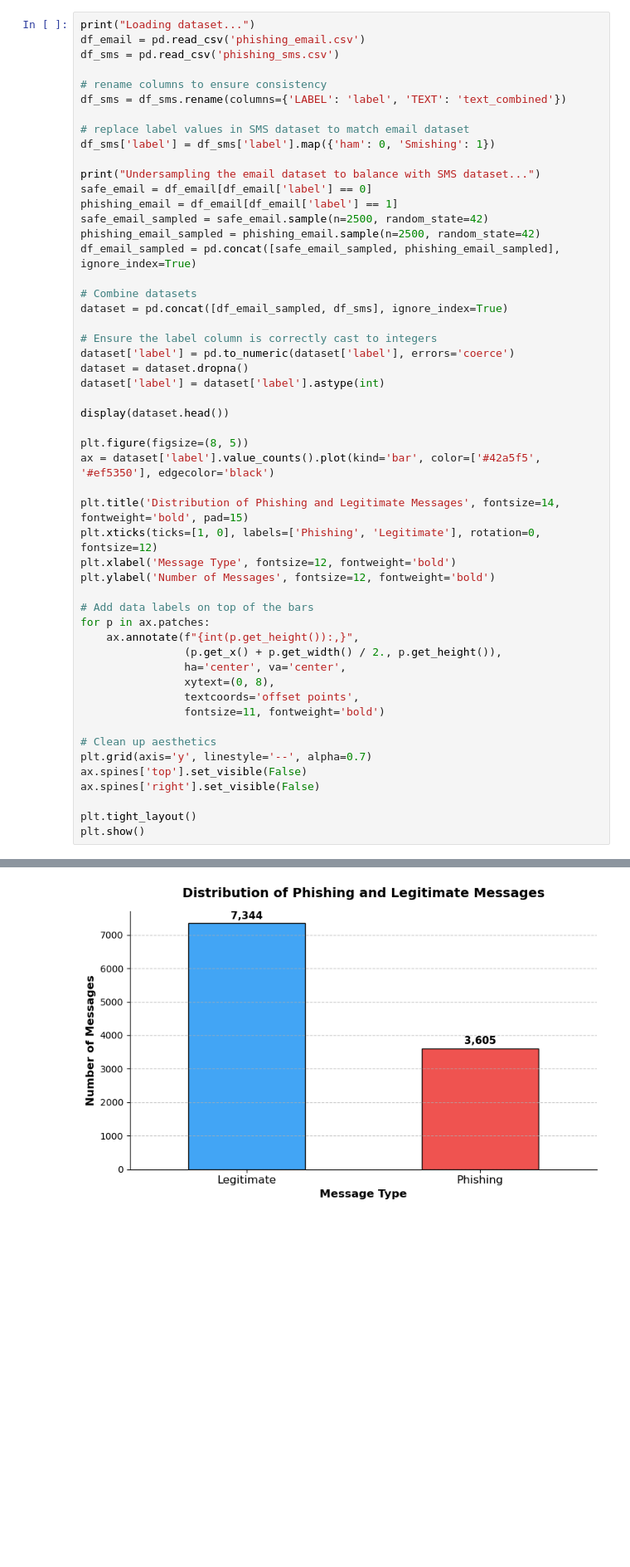
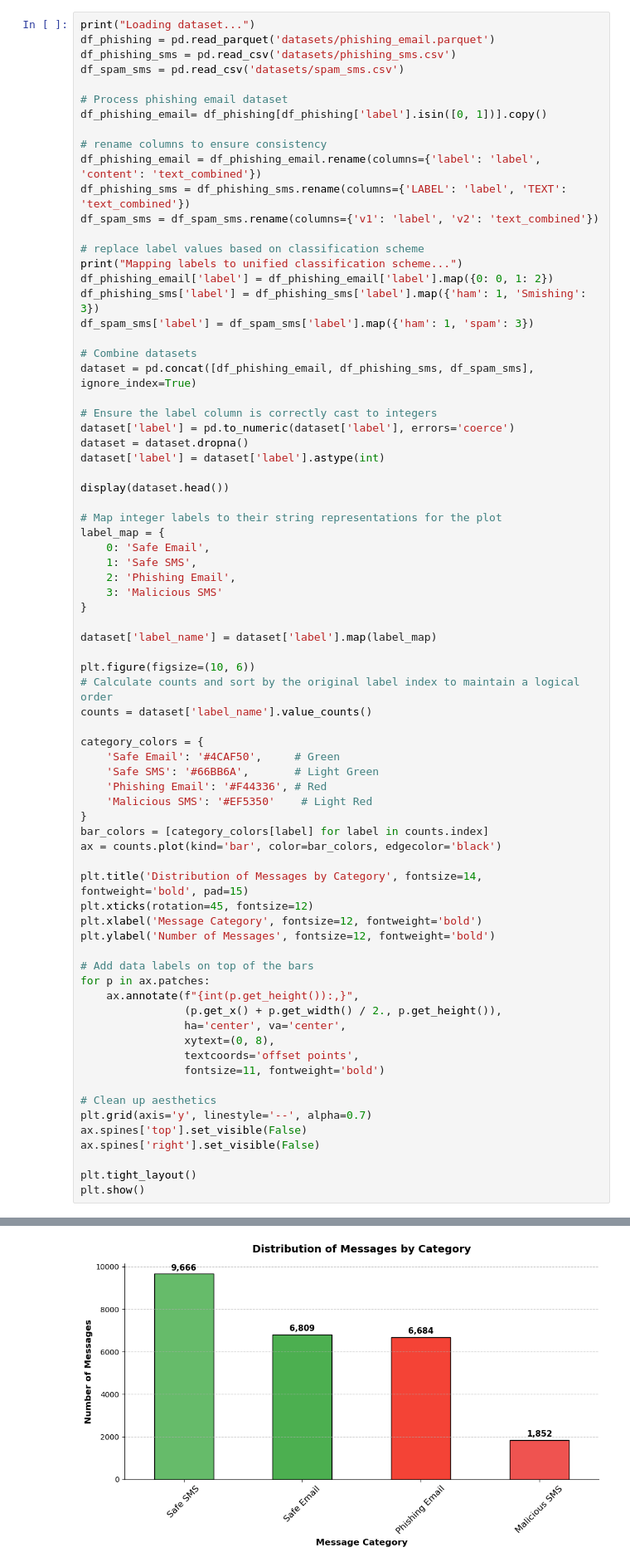
Before and after one commit to xhadi/phishing-detection-agent, a Jupyter notebook: train_model.ipynb, the cells around one changed output, grey strips where cells are left out. Shown at 83% size. Drawn from its saved outputs; the diff is of its cells as text; blank space fills up the shorter version.

```diff
--- a/train_model.ipynb
+++ b/train_model.ipynb
@@ -22,23 +37,25 @@ import matplotlib.pyplot as plt
 # %%
 print("Loading dataset...")
-df_email = pd.read_csv('phishing_email.csv')
-df_sms = pd.read_csv('phishing_sms.csv')
+df_phishing = pd.read_parquet('datasets/phishing_email.parquet')
+df_phishing_sms = pd.read_csv('datasets/phishing_sms.csv')
+df_spam_sms = pd.read_csv('datasets/spam_sms.csv')
+
+# Process phishing email dataset
+df_phishing_email= df_phishing[df_phishing['label'].isin([0, 1])].copy()
 
 # rename columns to ensure consistency
-df_sms = df_sms.rename(columns={'LABEL': 'label', 'TEXT': 'text_combined'})
+df_phishing_email = df_phishing_email.rename(columns={'label': 'label', 'content': 'text_combined'})
+df_phishing_sms = df_phishing_sms.rename(columns={'LABEL': 'label', 'TEXT': 'text_combined'})
+df_spam_sms = df_spam_sms.rename(columns={'v1': 'label', 'v2': 'text_combined'})
 
-# replace label values in SMS dataset to match email dataset
-df_sms['label'] = df_sms['label'].map({'ham': 0, 'Smishing': 1})
-
-print("Undersampling the email dataset to balance with SMS dataset...")
-safe_email = df_email[df_email['label'] == 0]
-phishing_email = df_email[df_email['label'] == 1]
-safe_email_sampled = safe_email.sample(n=2500, random_state=42)
-phishing_email_sampled = phishing_email.sample(n=2500, random_state=42)
-df_email_sampled = pd.concat([safe_email_sampled, phishing_email_sampled], ignore_index=True)
+# replace label values based on classification scheme
+print("Mapping labels to unified classification scheme...")
+df_phishing_email['label'] = df_phishing_email['label'].map({0: 0, 1: 2})
+df_phishing_sms['label'] = df_phishing_sms['label'].map({'ham': 1, 'Smishing': 3})
+df_spam_sms['label'] = df_spam_sms['label'].map({'ham': 1, 'spam': 3})
 
 # Combine datasets
-dataset = pd.concat([df_email_sampled, df_sms], ignore_index=True)
+dataset = pd.concat([df_phishing_email, df_phishing_sms, df_spam_sms], ignore_index=True)
 
 # Ensure the label column is correctly cast to integers
 dataset['label'] = pd.to_numeric(dataset['label'], errors='coerce')
@@ -47,12 +64,32 @@ dataset['label'] = dataset['label'].astype(int)
 
 display(dataset.head())
 
-plt.figure(figsize=(8, 5))
-ax = dataset['label'].value_counts().plot(kind='bar', color=['#42a5f5', '#ef5350'], edgecolor='black')
+# Map integer labels to their string representations for the plot
+label_map = {
+    0: 'Safe Email',
+    1: 'Safe SMS',
+    2: 'Phishing Email',
+    3: 'Malicious SMS'
+}
 
-plt.title('Distribution of Phishing and Legitimate Messages', fontsize=14, fontweight='bold', pad=15)
-plt.xticks(ticks=[1, 0], labels=['Phishing', 'Legitimate'], rotation=0, fontsize=12)
-plt.xlabel('Message Type', fontsize=12, fontweight='bold')
+dataset['label_name'] = dataset['label'].map(label_map)
+
+plt.figure(figsize=(10, 6))
+# Calculate counts and sort by the original label index to maintain a logical order
+counts = dataset['label_name'].value_counts()
+
+category_colors = {
+    'Safe Email': '#4CAF50',     # Green
+    'Safe SMS': '#66BB6A',       # Light Green
+    'Phishing Email': '#F44336', # Red
+    'Malicious SMS': '#EF5350'    # Light Red
+}
+bar_colors = [category_colors[label] for label in counts.index]
+ax = counts.plot(kind='bar', color=bar_colors, edgecolor='black')
+
+plt.title('Distribution of Messages by Category', fontsize=14, fontweight='bold', pad=15)
+plt.xticks(rotation=45, fontsize=12)
+plt.xlabel('Message Category', fontsize=12, fontweight='bold')
 plt.ylabel('Number of Messages', fontsize=12, fontweight='bold')
 
 # Add data labels on top of the bars
@@ -83,2 +120,2 @@ Undersampling the email dataset to balance with SMS dataset...
-[figure, old version]
+[figure, new version]
 # %% [markdown]
```
Also changed, not shown: parts of 9 cells of this notebook.
